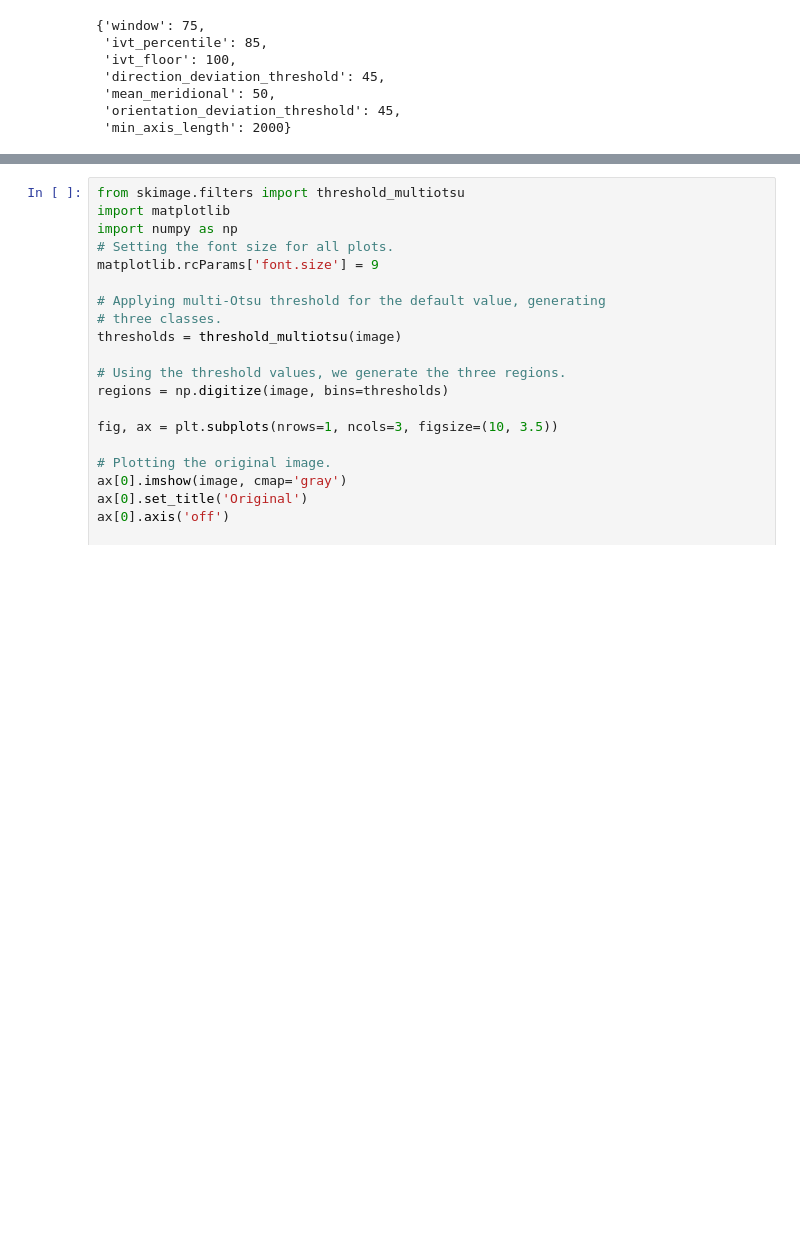
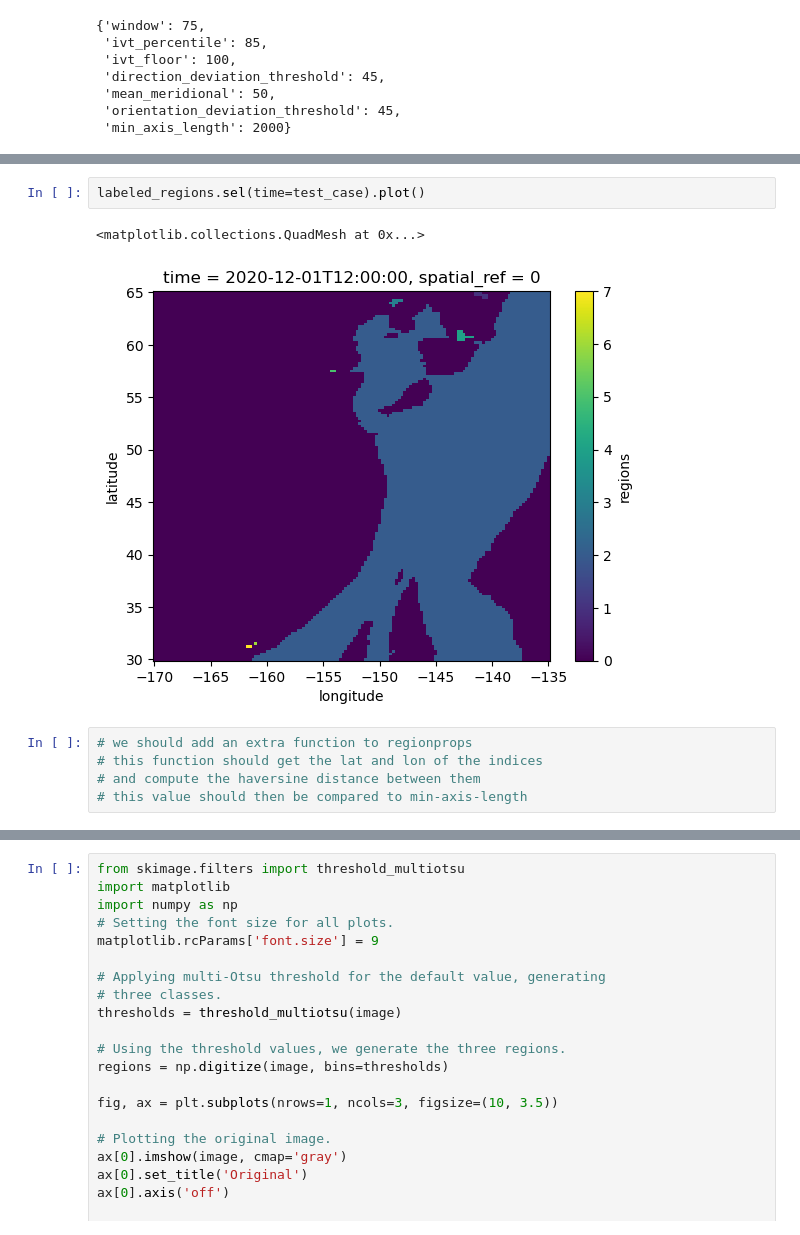
Before and after one commit to ua-snap/ar_avalanche, a Jupyter notebook: CP_AR_detection_testing.ipynb, the cells around one changed output, grey strips where cells are left out. Saved outputs shown, nothing was run; the diff lists cells and outputs as text; blank space fills up the shorter version.

```diff
--- a/CP_AR_detection_testing.ipynb
+++ b/CP_AR_detection_testing.ipynb
@@ -69,0 +88,10 @@ Wall time: 28.9 s
+# %%
+labeled_regions.sel(time=test_case).plot()
+# %% [output]
+<matplotlib.collections.QuadMesh at 0x...>
+[figure, added]
+# %%
+# we should add an extra function to regionprops
+# this function should get the lat and lon of the indices
+# and compute the haversine distance between them
+# this value should then be compared to min-axis-length
```
Also changed, not shown: parts of 55 cells of this notebook, 2 other files.
